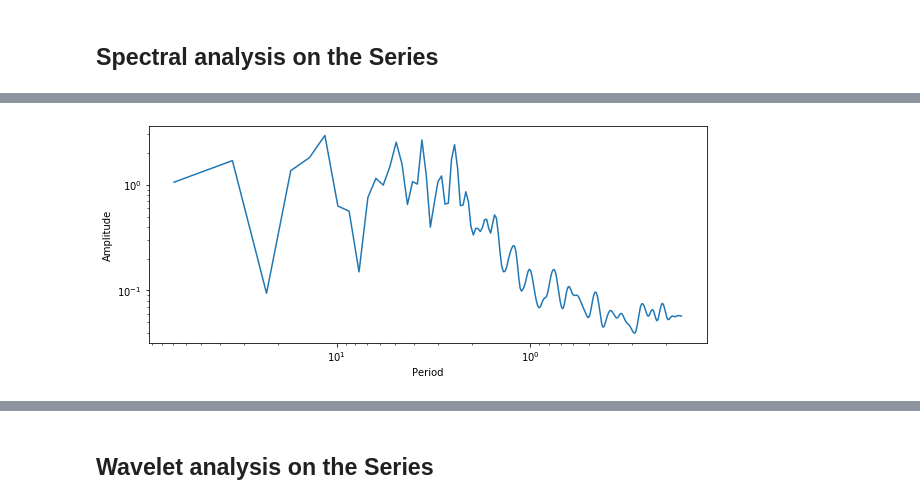
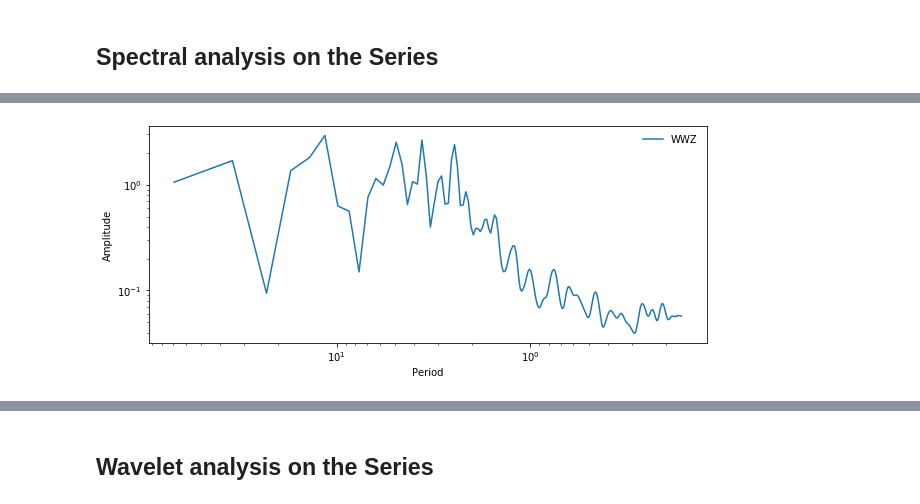
Before and after one commit to LinkedEarth/Pyleoclim_util, a Jupyter notebook: example_notebooks/api_examples.ipynb, the cells around one changed output, grey strips where cells are left out. Cells and saved outputs as stored; diff of their text form; code cells hidden in the pictures.

```diff
--- a/example_notebooks/api_examples.ipynb
+++ b/example_notebooks/api_examples.ipynb
@@ -35,6 +34,6 @@ Figure saved at: "figs/new/soi.eps"
 ## Spectral analysis on the Series
 # %%
 %%time
-psd = ts.spectral(settings={'nMC': 0})
+psd_wwz = ts.spectral(settings={'nMC': 0})
 # print(psd)
 # %% [output]
@@ -43,4 +44,4 @@ Wall time: 13.5 s
 # %%
-fig, ax = psd.plot()
+fig, ax = psd_wwz.plot(label='WWZ')
 # %% [output]
-[figure, old version]
+[figure, new version]
```
Also changed, not shown: parts of 7 cells of this notebook, 4 other files.
